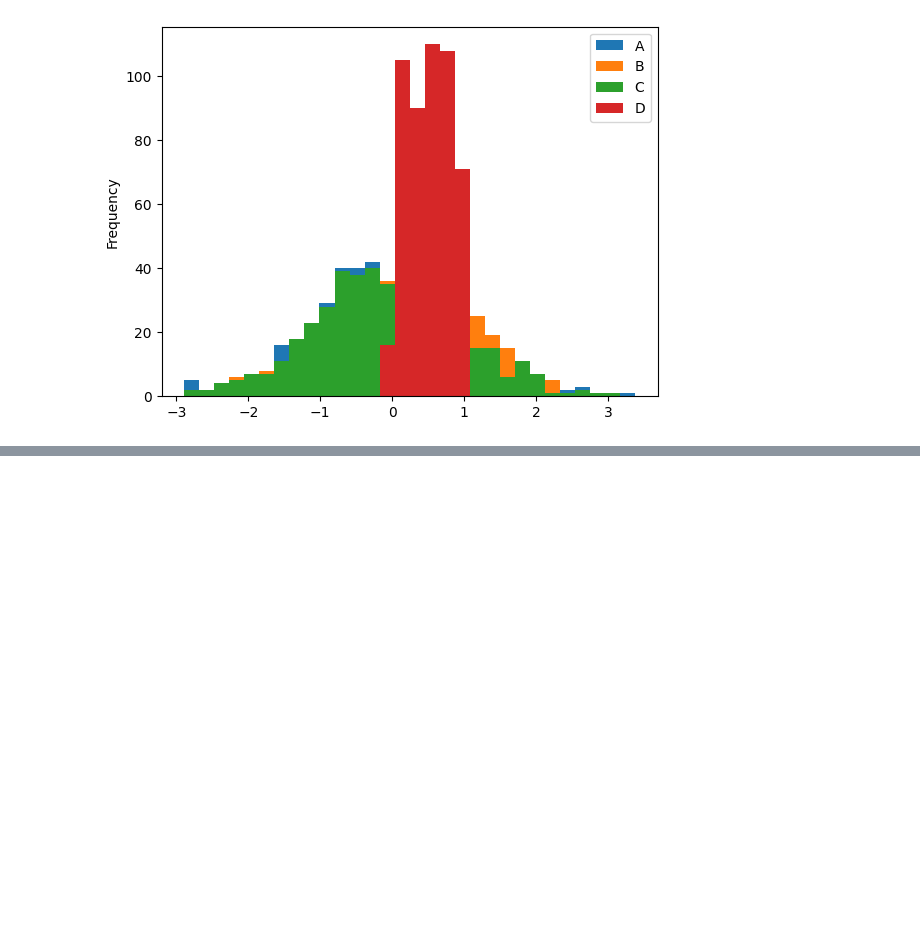
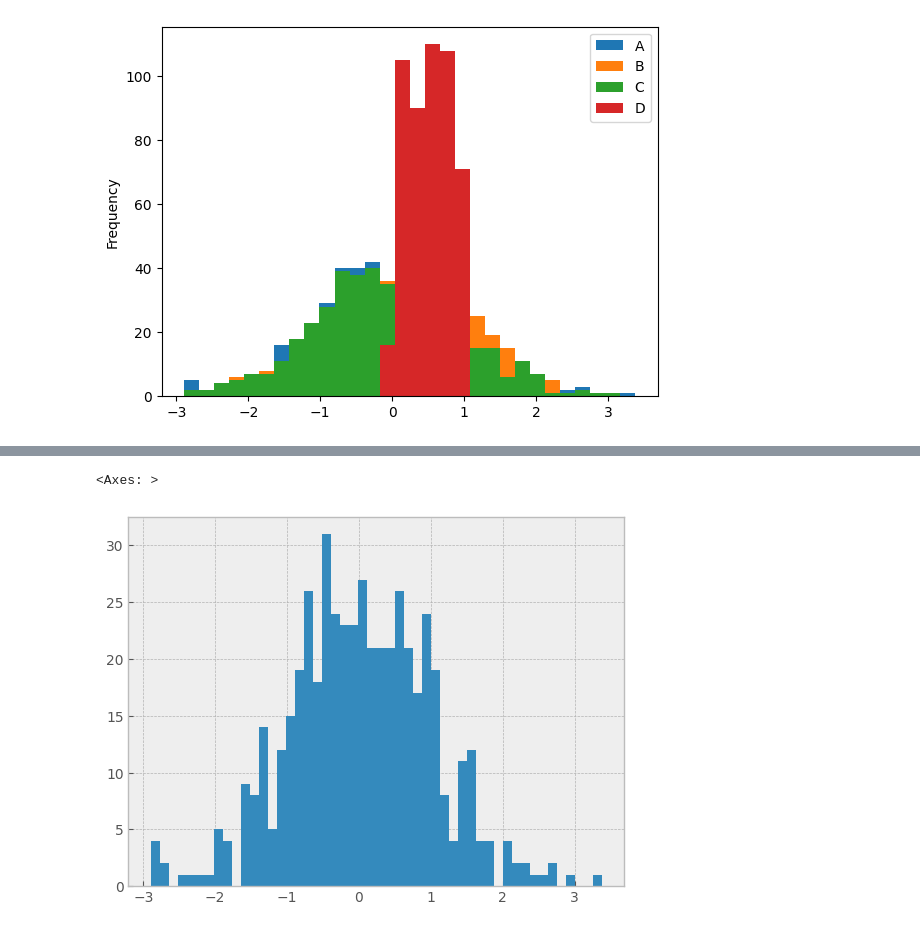
Before and after one commit to RaisulislamRimon/data-science-notes, a Jupyter notebook: module_8/module_8_class/class_2/1_data_visualization_pandas.ipynb, the cells around one changed output, grey strips where cells are left out. Saved outputs shown, nothing was run; the diff lists cells and outputs as text; code cells hidden in the pictures; blank space fills up the shorter version.

```diff
--- a/module_8/module_8_class/class_2/1_data_visualization_pandas.ipynb
+++ b/module_8/module_8_class/class_2/1_data_visualization_pandas.ipynb
@@ -164,0 +174,6 @@ df1.plot(kind="hist", bins=30)
+# %%
+plt.style.use('bmh')
+df1['A'].hist(bins=50)
+# %% [output]
+<Axes: >
+[figure, added]
```
Also changed, not shown: parts of 8 cells of this notebook.
